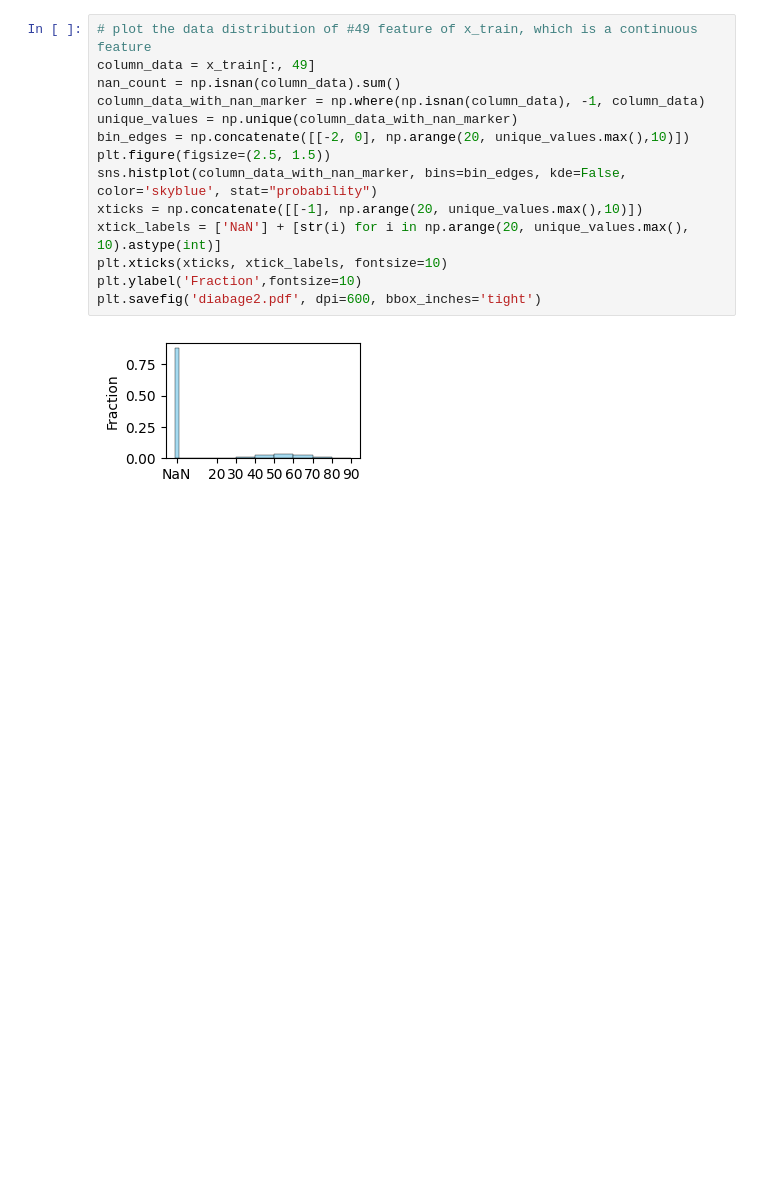
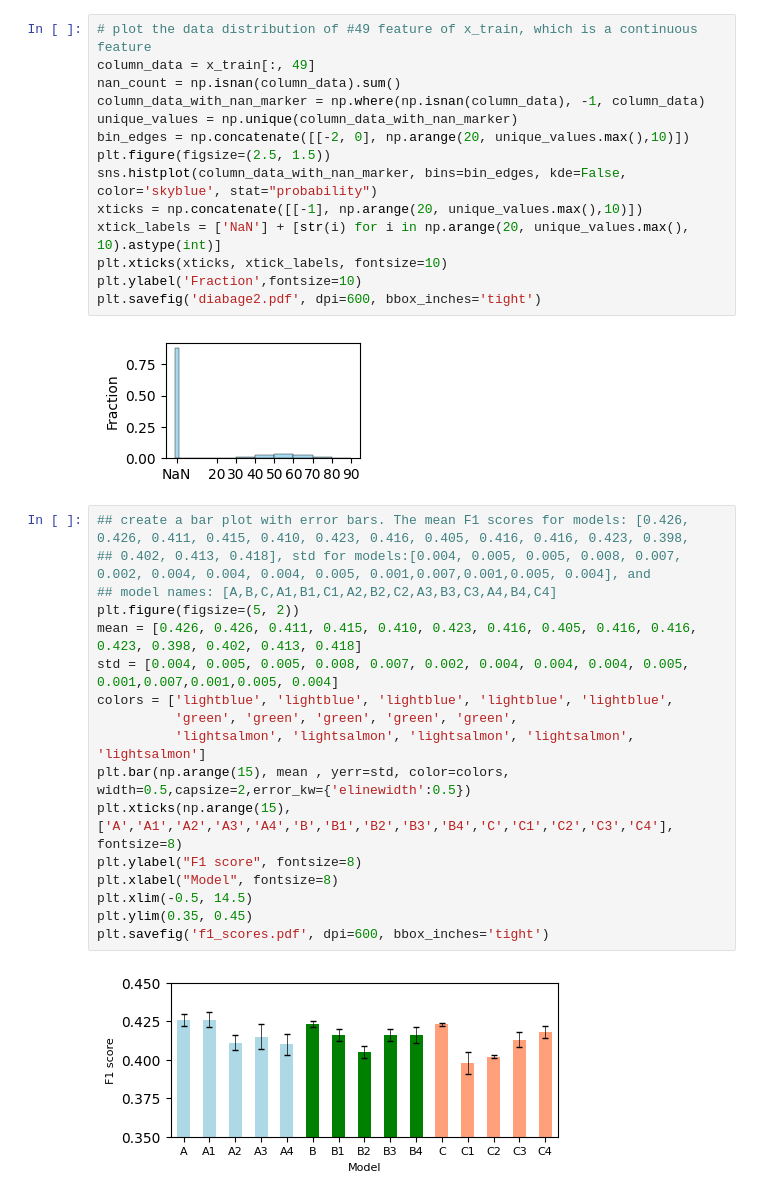
Before and after one commit to Ivonne320/ML_proj, a Jupyter notebook: project1/data_visualization.ipynb, the cells around one changed output. Saved outputs shown, nothing was run; the diff lists cells and outputs as text; blank space fills up the shorter version.

Commit message:
add visual

```diff
--- a/project1/data_visualization.ipynb
+++ b/project1/data_visualization.ipynb
@@ -56,3 +56,22 @@ plt.ylabel('Fraction',fontsize=10)
 plt.savefig('diabage2.pdf', dpi=600, bbox_inches='tight')
 # %% [output]
 [figure]
+# %%
+## create a bar plot with error bars. The mean F1 scores for models: [0.426, 0.426, 0.411, 0.415, 0.410, 0.423, 0.416, 0.405, 0.416, 0.416, 0.423, 0.398,
+## 0.402, 0.413, 0.418], std for models:[0.004, 0.005, 0.005, 0.008, 0.007, 0.002, 0.004, 0.004, 0.004, 0.005, 0.001,0.007,0.001,0.005, 0.004], and
+## model names: [A,B,C,A1,B1,C1,A2,B2,C2,A3,B3,C3,A4,B4,C4]
+plt.figure(figsize=(5, 2))
+mean = [0.426, 0.426, 0.411, 0.415, 0.410, 0.423, 0.416, 0.405, 0.416, 0.416, 0.423, 0.398, 0.402, 0.413, 0.418]
+std = [0.004, 0.005, 0.005, 0.008, 0.007, 0.002, 0.004, 0.004, 0.004, 0.005, 0.001,0.007,0.001,0.005, 0.004]
+colors = ['lightblue', 'lightblue', 'lightblue', 'lightblue', 'lightblue',
+          'green', 'green', 'green', 'green', 'green',
+          'lightsalmon', 'lightsalmon', 'lightsalmon', 'lightsalmon', 'lightsalmon']
+plt.bar(np.arange(15), mean , yerr=std, color=colors, width=0.5,capsize=2,error_kw={'elinewidth':0.5})
+plt.xticks(np.arange(15), ['A','A1','A2','A3','A4','B','B1','B2','B3','B4','C','C1','C2','C3','C4'], fontsize=8)
+plt.ylabel("F1 score", fontsize=8)
+plt.xlabel("Model", fontsize=8)
+plt.xlim(-0.5, 14.5)
+plt.ylim(0.35, 0.45)
+plt.savefig('f1_scores.pdf', dpi=600, bbox_inches='tight')
+# %% [output]
+[figure, added]
```
